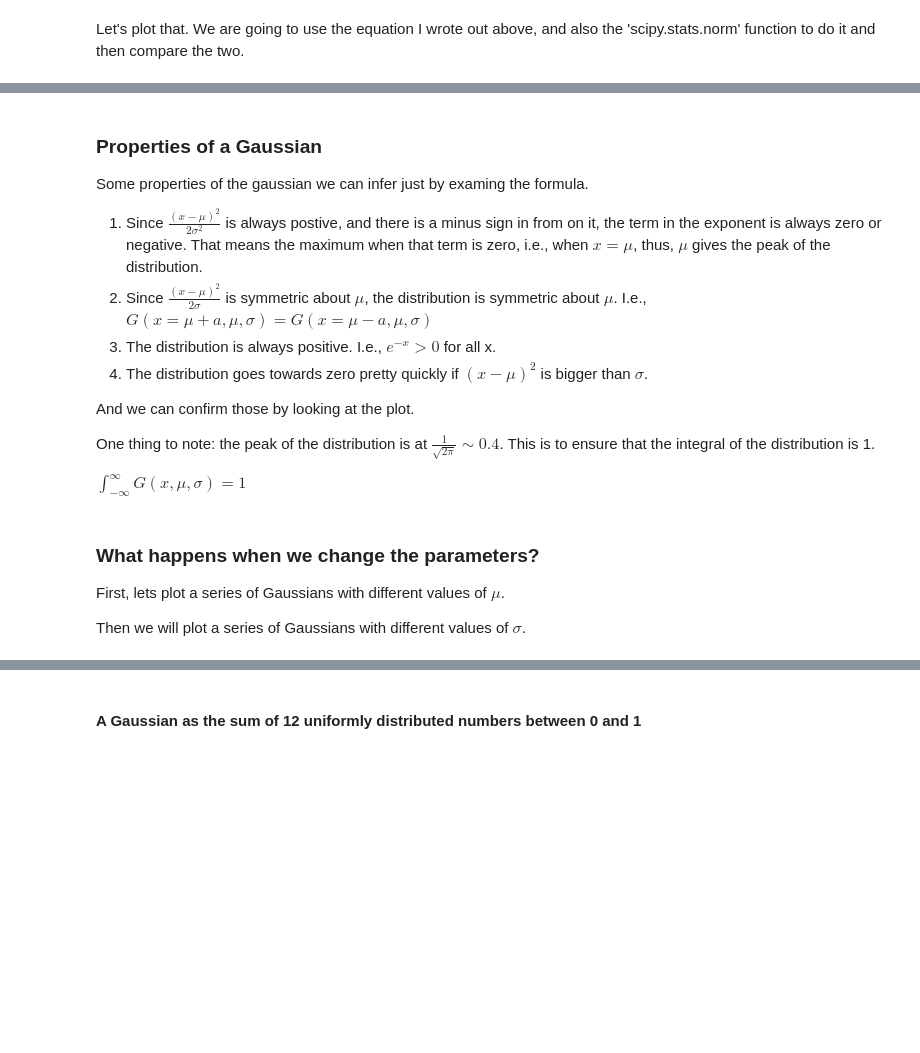
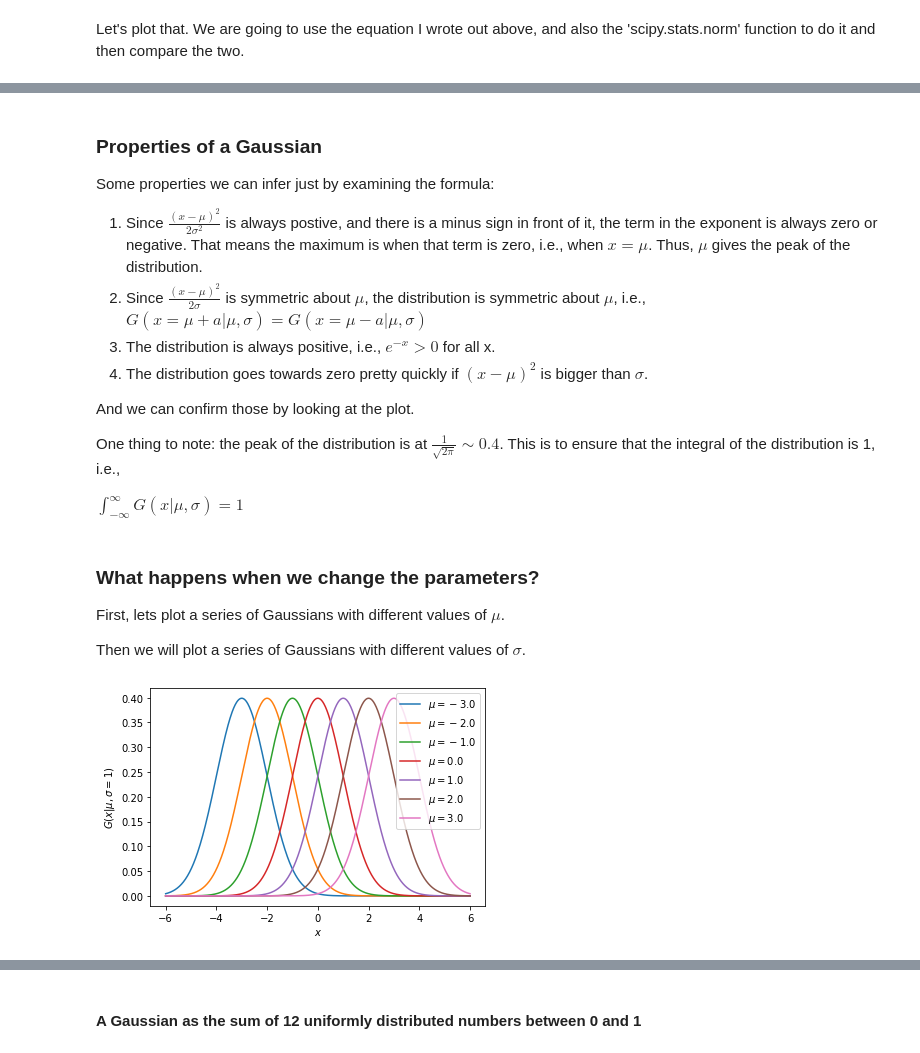
Before and after one commit to KIPAC/Physics89L, a Jupyter notebook: nb/04_01_Lets_Make_A_Gaussian.ipynb, the cells around one changed output, grey strips where cells are left out. Saved outputs shown, nothing was run; the diff lists cells and outputs as text; code cells hidden in the pictures; blank space fills up the shorter version.

```diff
--- a/nb/04_01_Lets_Make_A_Gaussian.ipynb
+++ b/nb/04_01_Lets_Make_A_Gaussian.ipynb
@@ -70,18 +72,18 @@ plt.show()
 # %% [markdown]
 ### Properties of a Gaussian
 
-Some properties of the gaussian we can infer just by examing the formula.
+Some properties we can infer just by examining the formula:
 
-1. Since $\frac{(x-\mu)^2}{2\sigma^2}$ is always postive, and there is a minus sign in from on it, the term in the exponent is always zero or negative.  That means the maximum when that term is zero, i.e., when $x = \mu$, thus, $\mu$ gives the peak of the distribution.
-2. Since $\frac{(x - \mu)^2}{2\sigma}$ is symmetric about $\mu$, the distribution is symmetric about $\mu$.  I.e., $G(x = \mu + a, \mu, \sigma) = G(x = \mu - a, \mu, \sigma)$
-3. The distribution is always positive.  I.e., $e^{-x} > 0$ for all x.
+1. Since $\frac{(x-\mu)^2}{2\sigma^2}$ is always postive, and there is a minus sign in front of it, the term in the exponent is always zero or negative.  That means the maximum is when that term is zero, i.e., when $x = \mu$. Thus, $\mu$ gives the peak of the distribution.
+2. Since $\frac{(x - \mu)^2}{2\sigma}$ is symmetric about $\mu$, the distribution is symmetric about $\mu$, i.e., $G(x = \mu + a | \mu, \sigma) = G(x = \mu - a | \mu, \sigma)$
+3. The distribution is always positive, i.e., $e^{-x} > 0$ for all x.
 4. The distribution goes towards zero pretty quickly if $(x - \mu)^2$ is bigger than $\sigma$.
 
 And we can confirm those by looking at the plot.
 
-One thing to note:  the peak of the distribution is at $\frac{1}{\sqrt{2\pi}} \sim 0.4$.  This is to ensure that the integral of the distribution is 1.
+One thing to note:  the peak of the distribution is at $\frac{1}{\sqrt{2\pi}} \sim 0.4$.  This is to ensure that the integral of the distribution is 1, i.e.,
 
-$\int_{-\infty}^{\infty} G(x, \mu, \sigma) = 1$
+$\int_{-\infty}^{\infty} G(x | \mu, \sigma) = 1$
 # %% [markdown]
 ### What happens when we change the parameters?
 
@@ -91,11 +93,13 @@ Then we will plot a series of Gaussians with different values of $\sigma$.
 # %%
 for mu in np.linspace(-3, 3, 7):
     plt.plot(x_vals, gaussian(x_vals, mu=mu), label=rf"$\mu = {mu:0.1f}$")
 
 plt.xlabel(r'$x$')
-plt.ylabel(r'$G(x, \mu, \sigma=1)$')
+plt.ylabel(r'$G(x | \mu, \sigma=1)$')
 plt.legend()
 plt.show()
+# %% [output]
+[figure, added]
 # %%
 for sigma in np.linspace(0.4, 1.6, 7):
     plt.plot(x_vals, gaussian(x_vals, sigma=sigma), label=rf"$\sigma = {sigma:0.1f}$")
```
Also changed, not shown: parts of 22 cells of this notebook, 1 other file.
